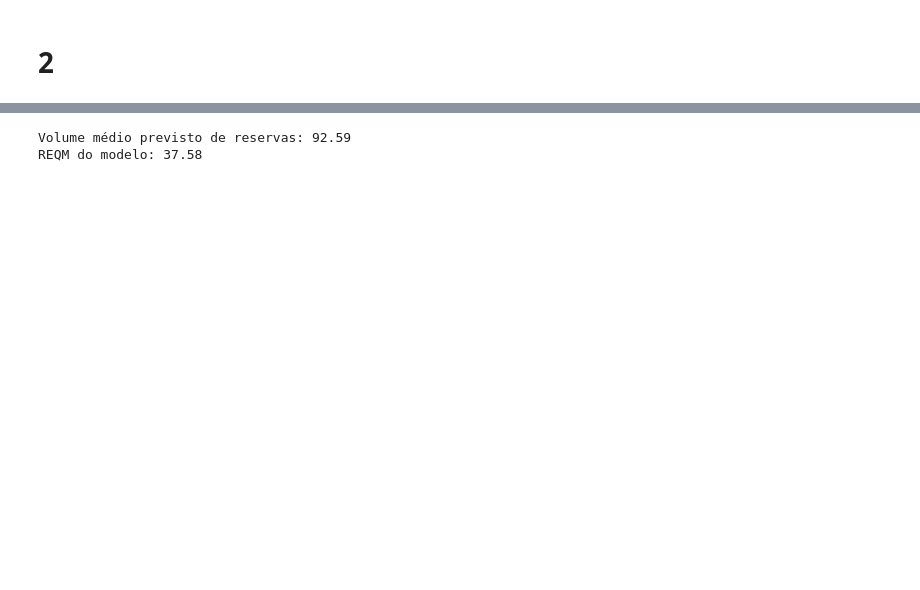
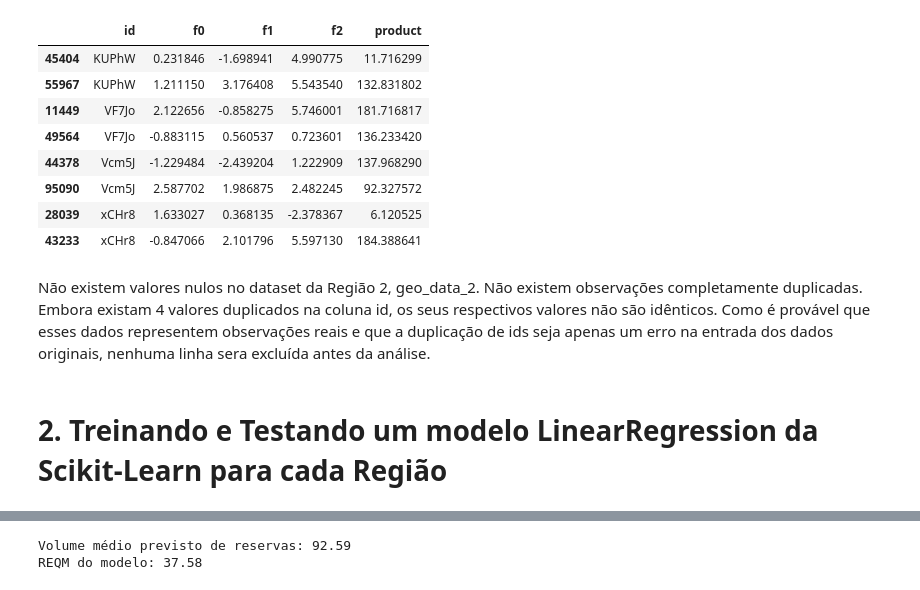
Before and after one commit to danendless/TT-Sprint10-Project, a Jupyter notebook: notebooks/sprint10_project.ipynb, the cells around one changed output, grey strips where cells are left out. Drawn from its saved outputs; the diff is of its cells as text; code cells hidden in the pictures; blank space fills up the shorter version.

```diff
--- a/notebooks/sprint10_project.ipynb
+++ b/notebooks/sprint10_project.ipynb
@@ -16,2 +165,16 @@ geo_data_2 = pd.read_csv("../datasets/geo_data_2.csv")
+# %%
+geo_data_2[geo_data_2["id"].duplicated(keep=False)].sort_values(by="id")
+# %% [output]
+|  | id | f0 | f1 | f2 | product |
+| 45404 | KUPhW | 0.231846 | -1.698941 | 4.990775 | 11.716299 |
+| 55967 | KUPhW | 1.211150 | 3.176408 | 5.543540 | 132.831802 |
+| 11449 | VF7Jo | 2.122656 | -0.858275 | 5.746001 | 181.716817 |
+| 49564 | VF7Jo | -0.883115 | 0.560537 | 0.723601 | 136.233420 |
+| 44378 | Vcm5J | -1.229484 | -2.439204 | 1.222909 | 137.968290 |
+| 95090 | Vcm5J | 2.587702 | 1.986875 | 2.482245 | 92.327572 |
+| 28039 | xCHr8 | 1.633027 | 0.368135 | -2.378367 | 6.120525 |
+| 43233 | xCHr8 | -0.847066 | 2.101796 | 5.597130 | 184.388641 |
+# %% [markdown]
+Não existem valores nulos no dataset da Região 2, geo_data_2. Não existem observações completamente duplicadas. Embora existam 4 valores duplicados na coluna id, os seus respectivos valores não são idênticos. Como é provável que esses dados representem observações reais e que a duplicação de ids seja apenas um erro na entrada dos dados originais, nenhuma linha sera excluída antes da análise.
 # %% [markdown]
-# 2
+# 2. Treinando e Testando um modelo LinearRegression da Scikit-Learn para cada Região
```
Also changed, not shown: parts of 42 cells of this notebook.
